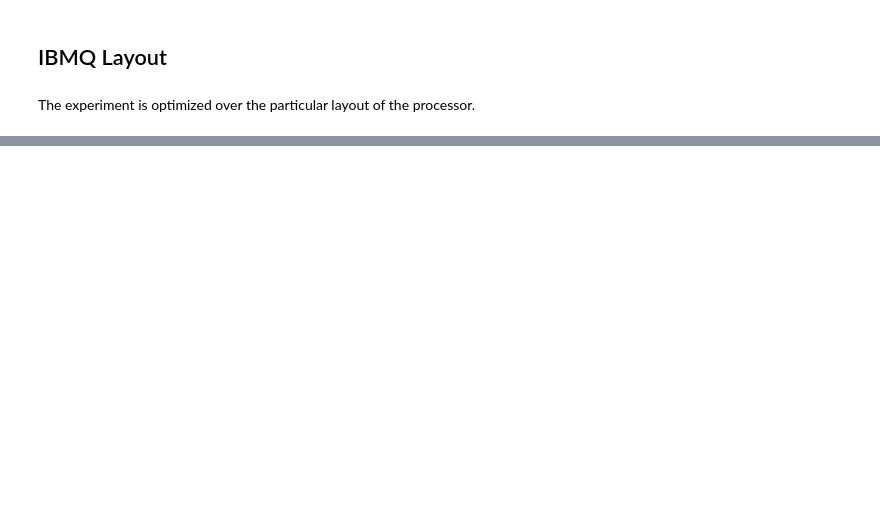
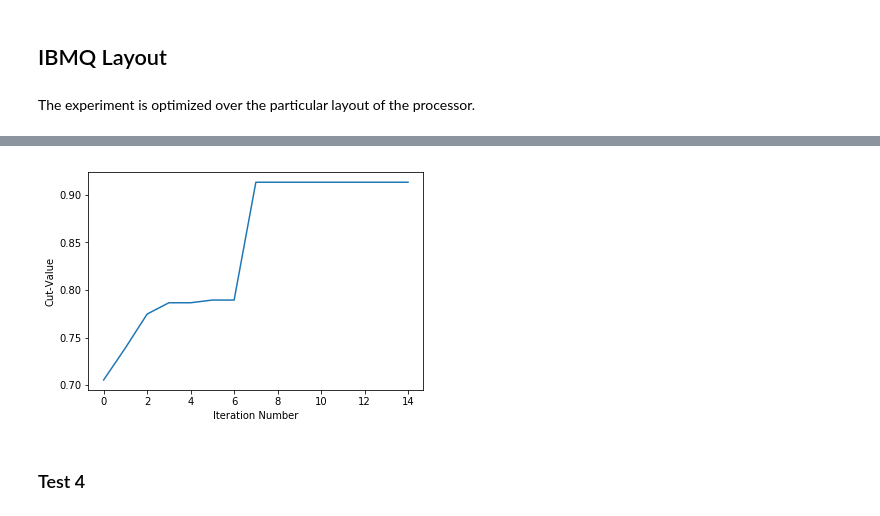
Before and after one commit to Thiagorwb/USEQIP, a Jupyter notebook: Max-Cut/Hybrid Max-Cut.ipynb, the cells around one changed output, grey strips where cells are left out. Cells and saved outputs as stored; diff of their text form; code cells hidden in the pictures; blank space fills up the shorter version.

```diff
--- a/Max-Cut/Hybrid Max-Cut.ipynb
+++ b/Max-Cut/Hybrid Max-Cut.ipynb
@@ -428,20 +519,0 @@ ibm_matrix = [[0, 1, 1, 0, 0], [0, 0, 1, 0, 0], [0, 0, 0, 0, 0], [0, 0, 1, 0, 1]
-# %%
-def qcpass(adjacency_matrix, niters, shots):
-
-    # generate random weights
-    edge_weights = np.zeros((5, 5))
-    for i in range(5):
-        for j in range(i+1, 5):
-            if ibm_matrix[i][j]==1:
-                edge_weights[i, j] = random.random()
-                edge_weights[j, i] = edge_weights[i, j]
-
-    # Normalize edge cost for max_cut
-    exact_cut = exact_max_cut(edge_weights)
-    for i in range(N):
-        for j in range(N):
-            edge_weights[i][j] = edge_weights[i][j]/exact_cut
-    # run optimizer
-    optimizer = optimize(ibm_matrix, edge_weights, verbose, Niterations, st=shots)
-
-    return cumulative_objective([res['target'] for res in optimizer.res])
@@ -447,0 +631,2 @@ def qcpass(adjacency_matrix, niters, shots):
+# %%
+convergence3 = qcpass(ibm_matrix, 10, 40, 2)
@@ -447,0 +652,6 @@ def qcpass(adjacency_matrix, niters, shots):
+# %%
+plot_convergence(convergence3)
+# %% [output]
+[figure, added]
+# %% [markdown]
+### Test 4
```
Also changed, not shown: parts of 35 cells of this notebook.
